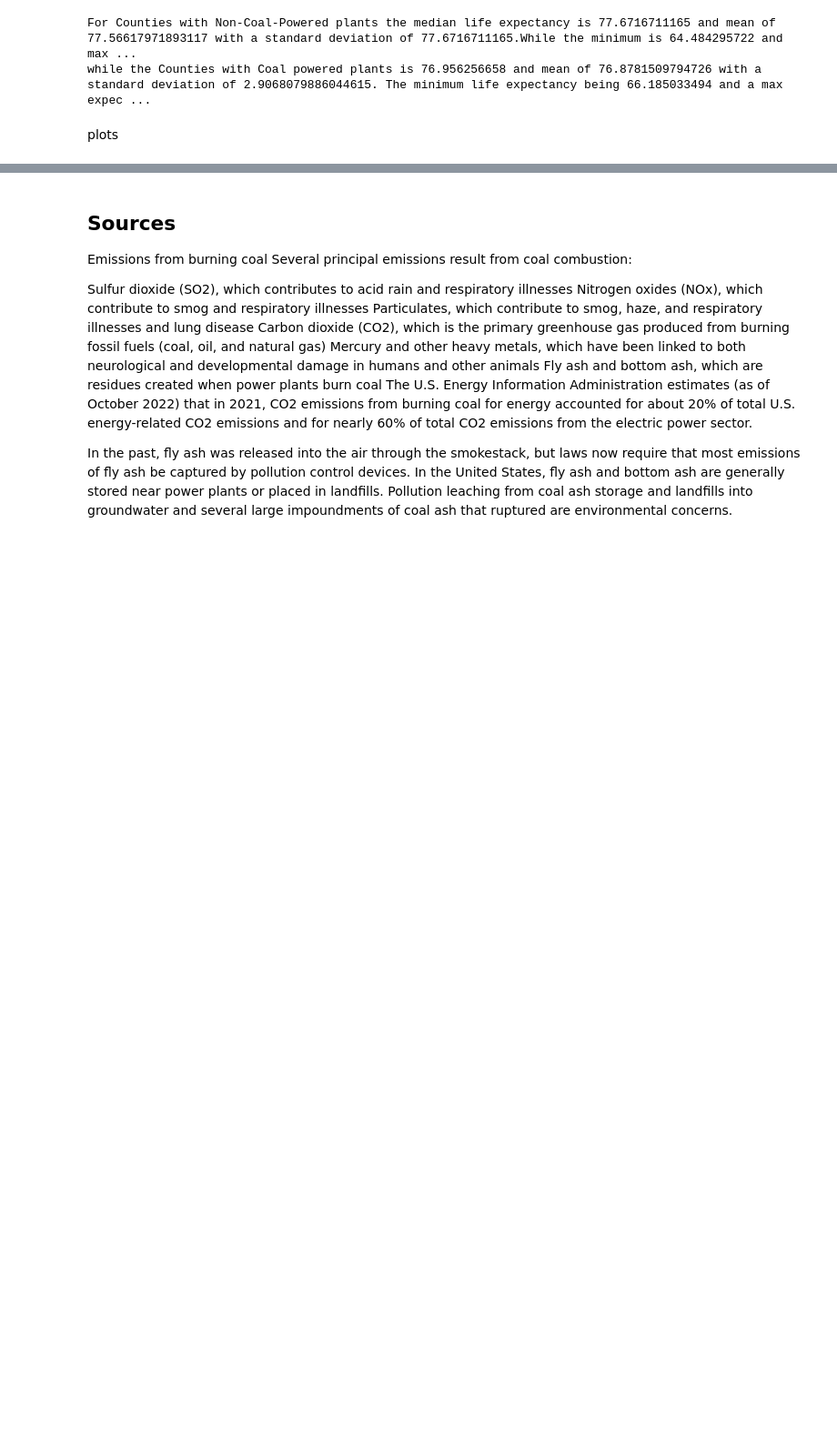
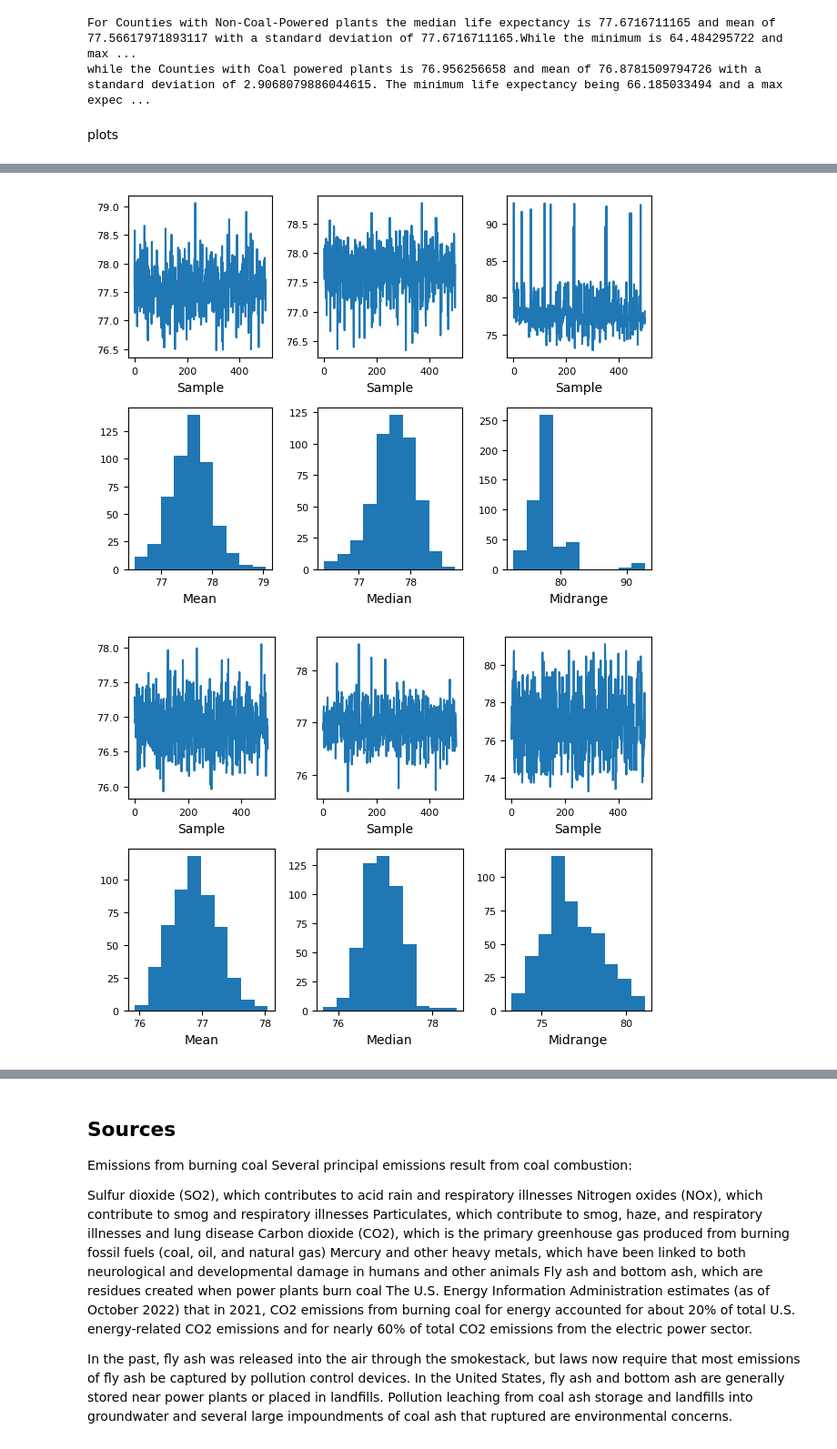
Before and after one commit to aaronjamesroberts/APCV-361-Final-Project-Snedden-Roberts, a Jupyter notebook: final.ipynb, the cells around one changed output, grey strips where cells are left out. Shown at 91% size. Saved outputs shown, nothing was run; the diff lists cells and outputs as text; code cells hidden in the pictures; blank space fills up the shorter version.

```diff
--- a/final.ipynb
+++ b/final.ipynb
@@ -245,0 +230,6 @@ dict_df.plot.line(y=['coal_q75', 'coal_q25', 'coal_mean'],figsize=(12,5))
+# %%
+pd.plotting.bootstrap_plot(coal_merge_1['Life Expectancy'])
+pd.plotting.bootstrap_plot(non_coal_merge_1['Life Expectancy'])
+# %% [output]
+[figure, added]
+[figure, added]
```
Also changed, not shown: parts of 12 cells of this notebook.
